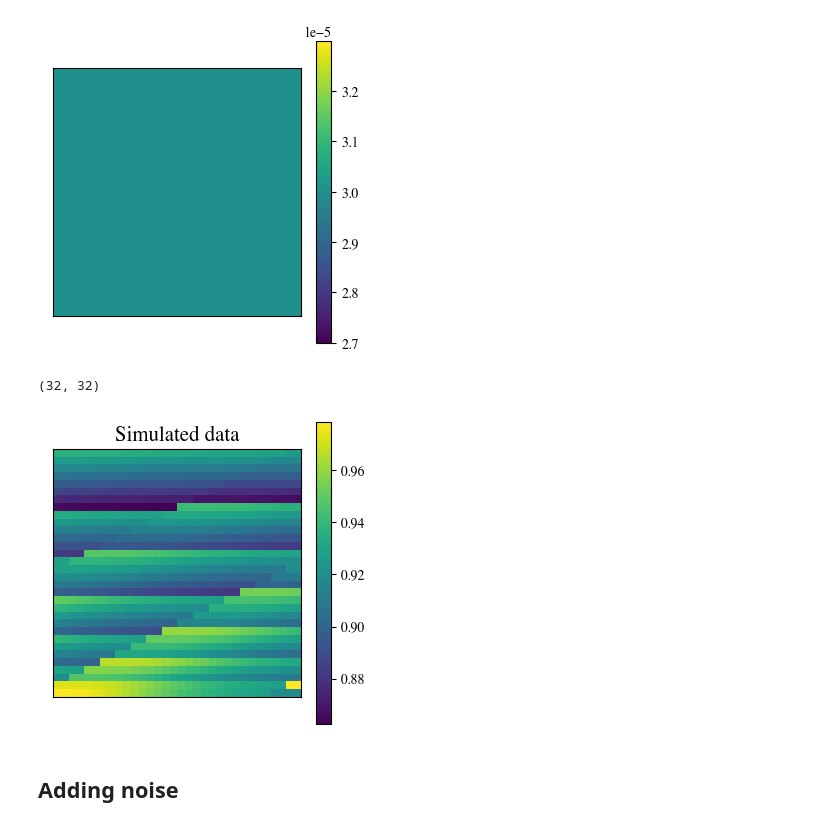
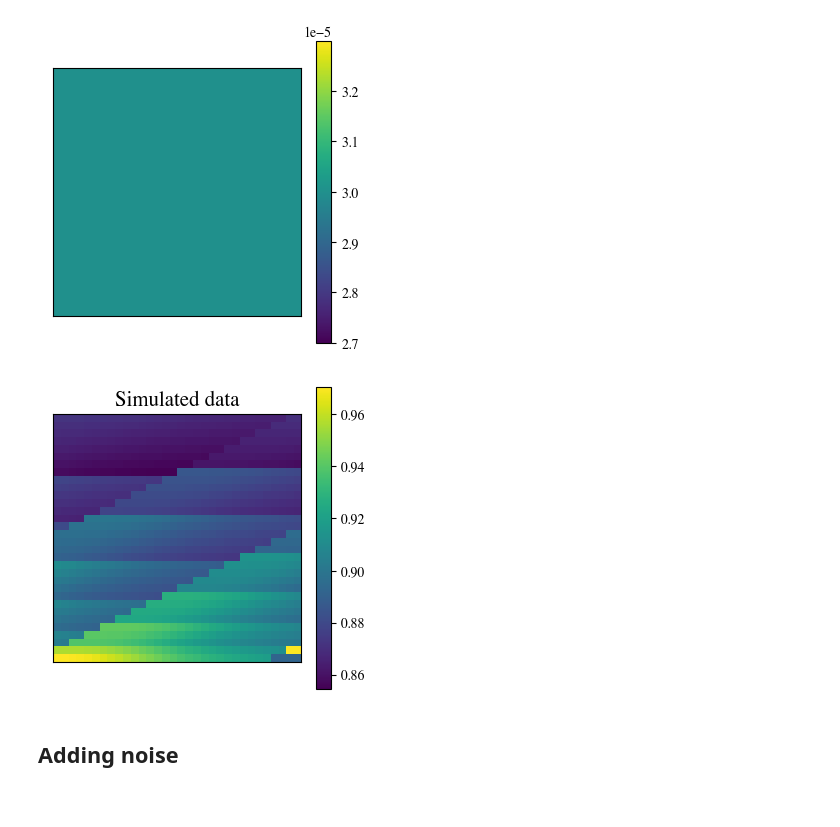
Before and after one commit to theavage/Master-project, a Jupyter notebook: DMIPY/simulate_data.ipynb, the cells around one changed output. Saved outputs shown, nothing was run; the diff lists cells and outputs as text; code cells hidden in the pictures.

```diff
--- a/DMIPY/simulate_data.ipynb
+++ b/DMIPY/simulate_data.ipynb
@@ -161,16 +165,14 @@ ax.get_yaxis().set_visible(False)
 # %%
 #Visualization of simulated signal
 fig, ax = plt.subplots(1,figsize=(4,4))
 
-image = ax.imshow(simulated_signal[:,:,1])
+image = ax.imshow(simulated_signal[:,:,2])
 title = ax.set_title('Simulated data',fontsize=15)
 cb = fig.colorbar(image,ax=ax)
 ax.get_xaxis().set_visible(False)
 ax.get_yaxis().set_visible(False)
-simulated_signal[:,:,4].shape
 # %% [output]
-(32, 32)
-[figure, old version]
+[figure, new version]
 # %% [markdown]
 ## Adding noise
 # %% [markdown]
```
Also changed, not shown: parts of 3 cells of this notebook, 20 other files.
